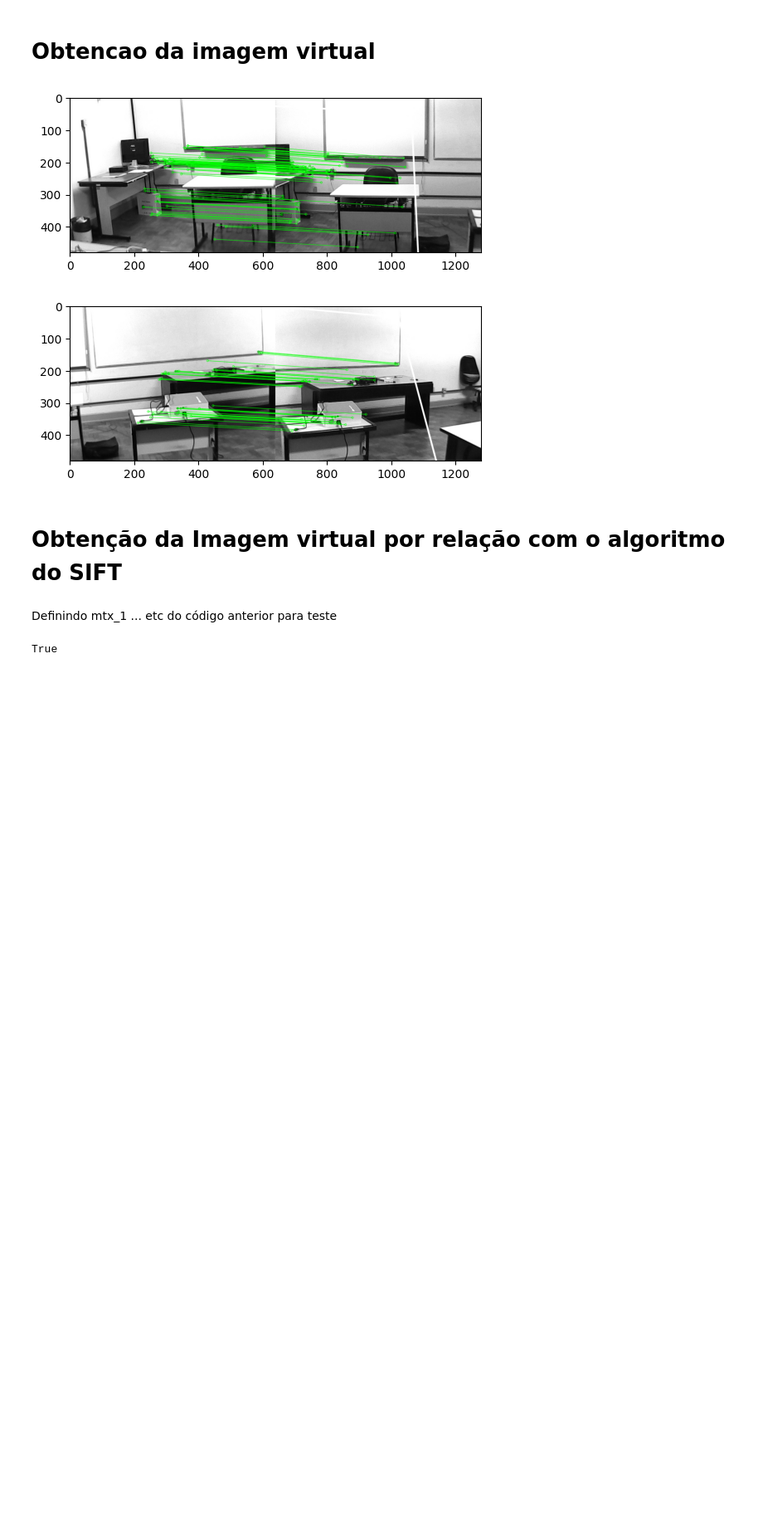
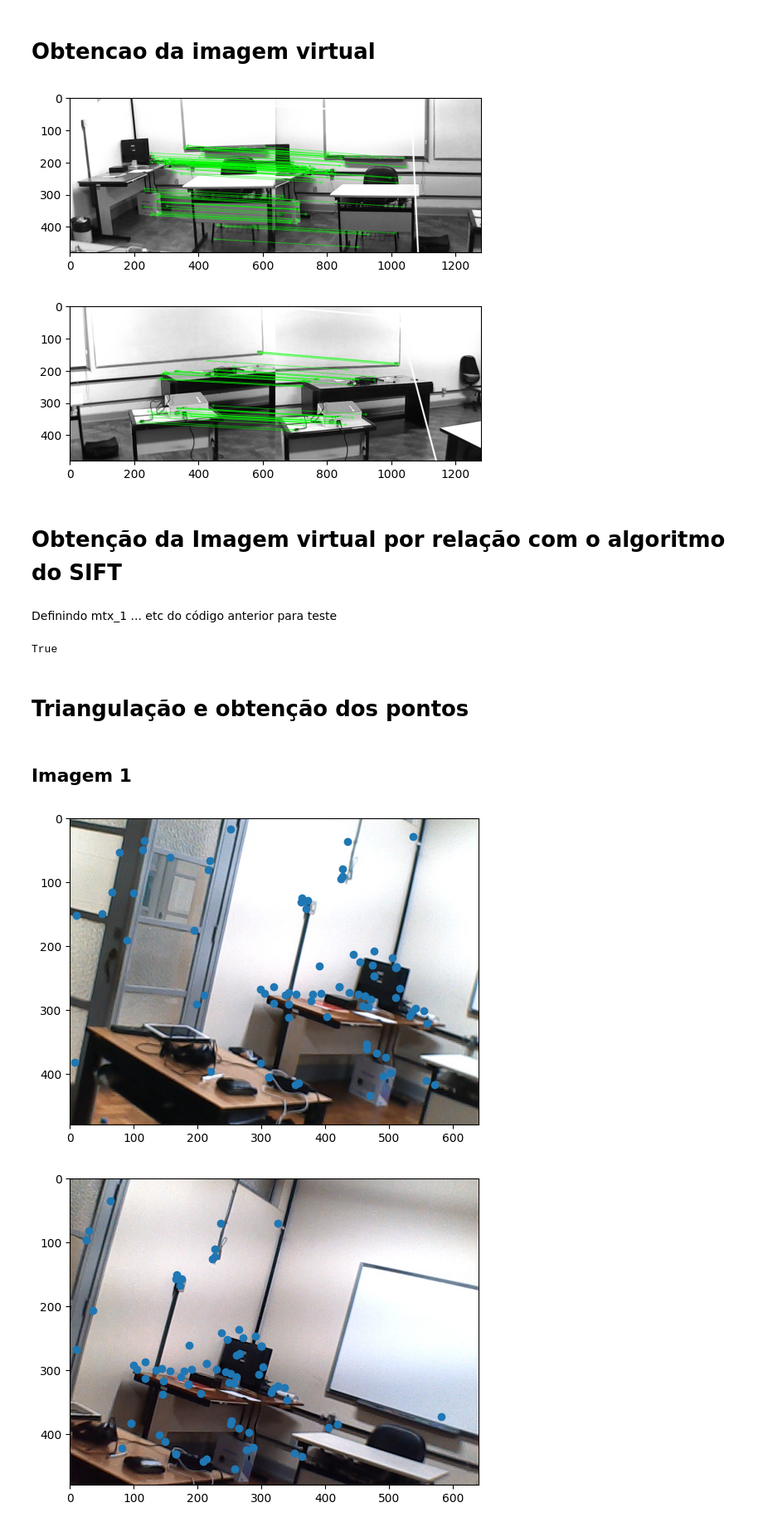
Before and after one commit to mHijuxS/Sistema_Dual_Cameras, a Jupyter notebook: parte2.ipynb, the cells around one changed output. Shown at 83% size. Drawn from its saved outputs; the diff is of its cells as text; code cells hidden in the pictures; blank space fills up the shorter version.

Commit message:
Adicionando a triangulacao entre duas imagens

```diff
--- a/parte2.ipynb
+++ b/parte2.ipynb
@@ -146,12 +146,26 @@ mtx_2 = np.array([[1.00783570e+03, 0.00000000e+00, 2.72030623e+02],
 
 dist_2 = np.array([[-2.11834165e-01,  3.03342912e-01,  3.78222480e-04, -1.85460909e-03,
   -1.82561076e+00]])
+# %%
+R = np.array([[ 0.95309353, -0.02996579, -0.30118894],
+                [ 0.0280217,   0.99954925, -0.01077388],
+                [ 0.30137603,  0.00182869,  0.95350362]])
+# %%
+T = np.array([[22.63433211],
+ [ 0.5136282 ],
+ [ 3.60799583]])
 # %%
-stitched_image_1 = stitch_rect_image('1',mtx_1,dist_1,mtx_2,dist_2)
+stitched_image_1,src_1,dst_1 = stitch_rect_image('1',mtx_1,dist_1,mtx_2,dist_2)
+src_1 = src_1[0].reshape(80,2)
+dst_1 = dst_1[0].reshape(80,2)
 cv2.imwrite('./images_virtual/virtual_1.jpg',stitched_image_1)
-stitched_image_2 = stitch_rect_image('2',mtx_1,dist_1,mtx_2,dist_2)
+stitched_image_2,src_2,dst_2 = stitch_rect_image('2',mtx_1,dist_1,mtx_2,dist_2)
+src_2 = src_2[0].reshape(131,2)
+dst_2 = dst_2[0].reshape(131,2)
 cv2.imwrite('./images_virtual/virtual_2.jpg',stitched_image_2)
-stitched_image_3 = stitch_rect_image('3',mtx_1,dist_1,mtx_2,dist_2)
+stitched_image_3,src_3,dst_3 = stitch_rect_image('3',mtx_1,dist_1,mtx_2,dist_2)
+src_3 = src_3[0].reshape(104,2)
+dst_3 = dst_3[0].reshape(104,2)
 cv2.imwrite('./images_virtual/virtual_3.jpg',stitched_image_3)
 # %% [output]
 True
@@ -180,3 +194,55 @@ with open('./coleta_pontos_homologos/pontos_homologos.txt', 'w') as f:
     f.write('dst_3 2:\n')
     f.write(str(dst_3))
     f.write('\n')
+# %% [markdown]
+# Triangulação e obtenção dos pontos
+# %% [markdown]
+## Imagem 1
+# %%
+uvs1 = src_1
+uvs2 = dst_1
+
+frame1 = cv2.imread('./images_to_virtual/image1/image_1_1.jpg')
+frame2 = cv2.imread('./images_to_virtual/image1/image_2_1.jpg')
+
+plt.imshow(frame1[:,:,[2,1,0]])
+plt.scatter(uvs1[:,0], uvs1[:,1])
+plt.show()
+
+plt.imshow(frame2[:,:,[2,1,0]])
+plt.scatter(uvs2[:,0], uvs2[:,1])
+plt.show()
+#RT matrix for C1 is identity.
+RT1 = np.concatenate([np.eye(3), [[0],[0],[0]]], axis = -1)
+P1 = mtx_1 @ RT1 #projection matrix for C1
+
+#RT matrix for C2 is the R and T obtained from stereo calibration.
+RT2 = np.concatenate([R, T], axis = -1)
+P2 = mtx_2 @ RT2 #projection matrix for C2
+def DLT(P1, P2, point1, point2):
+
+    A = [point1[1]*P1[2,:] - P1[1,:],
+         P1[0,:] - point1[0]*P1[2,:],
+         point2[1]*P2[2,:] - P2[1,:],
+         P2[0,:] - point2[0]*P2[2,:]
+        ]
+    A = np.array(A).reshape((4,4))
+    #print('A: ')
+    #print(A)
+
+    B = A.transpose() @ A
+    from scipy import linalg
+    U, s, Vh = linalg.svd(B, full_matrices = False)
+
+    print('Triangulated point: ')
+    print(Vh[3,0:3]/Vh[3,3])
+    return Vh[3,0:3]/Vh[3,3]
+p3ds = []
+for uv1, uv2 in zip(uvs1, uvs2):
+    _p3d = DLT(P1, P2, uv1, uv2)
+    p3ds.append(_p3d)
+p3ds = np.array(p3ds)
+np.savetxt('par 1.txt',p3ds,delimiter=',')
+# %% [output]
+[figure, added]
+[figure, added]
```
Also changed, not shown: parts of 4 cells of this notebook, 4 other files.
